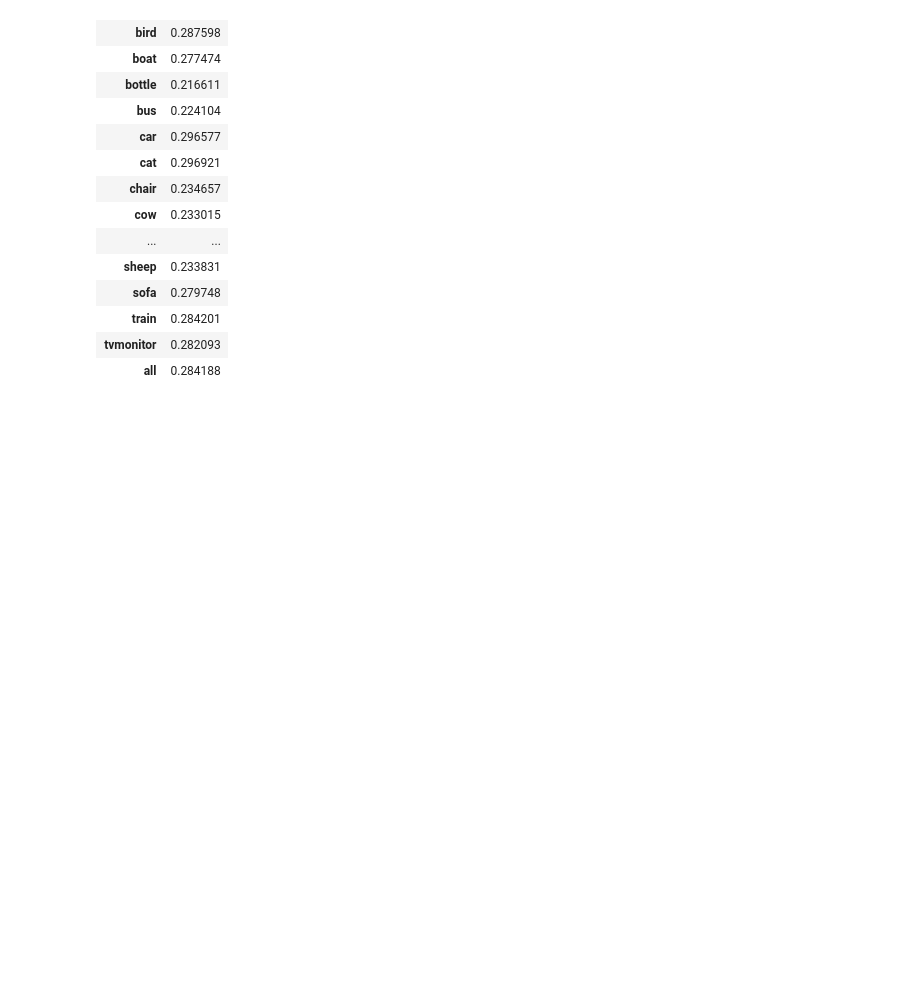
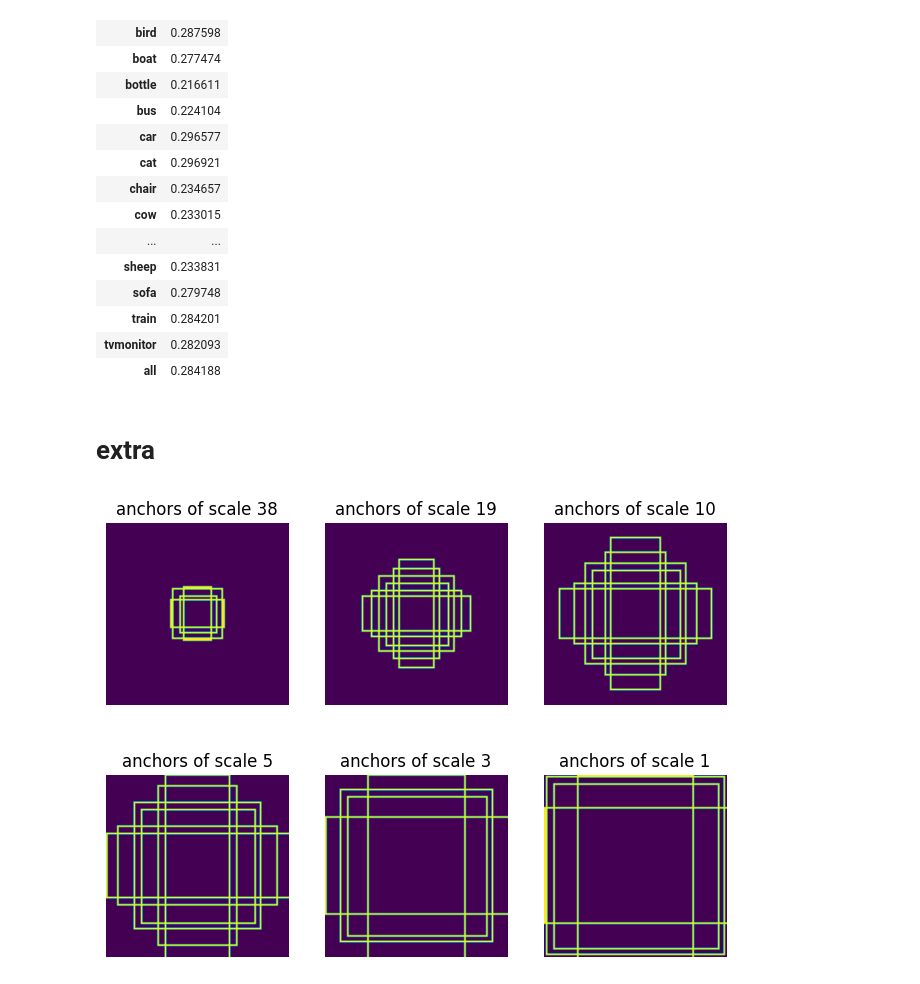
Before and after one commit to gitE0Z9/pytorch-implementations, a Jupyter notebook: notebooks/ssd.ipynb, the cells around one changed output. Cells and saved outputs as stored; diff of their text form; code cells hidden in the pictures; blank space fills up the shorter version.

```diff
--- a/notebooks/ssd.ipynb
+++ b/notebooks/ssd.ipynb
@@ -389,3 +386,28 @@ for path in artifact_path.joinpath(evaluator.cfg.MODEL.BACKBONE).glob("*.pth"):
         save_dir=artifact_path.as_posix(),
         output_filename=f"{path.stem}.eval.csv",
     )
+# %% [markdown]
+# extra
+# %%
+from torchlake.object_detection.utils.plot import draw_anchors
+from torchlake.object_detection.models.ssd import load_anchors, PriorBox
+from torchlake.common.utils.plot import plot_grids
+
+box = PriorBox()
+anchors = load_anchors(artifact_path.joinpath("anchors.txt"))
+
+offset = 0
+canvas = []
+for num_anchor, feature_size in zip(box.num_anchors, box.feature_sizes):
+    canvas.append(draw_anchors(anchors[offset : offset + num_anchor, :]))
+    offset += num_anchor * feature_size**2
+
+plot_grids(
+    canvas,
+    [f"anchors of scale {feature_size}" for feature_size in box.feature_sizes],
+    2,
+    3,
+    figsize=(8,6),
+)
+# %% [output]
+[figure, added]
```
Also changed, not shown: parts of 1 cell of this notebook.
